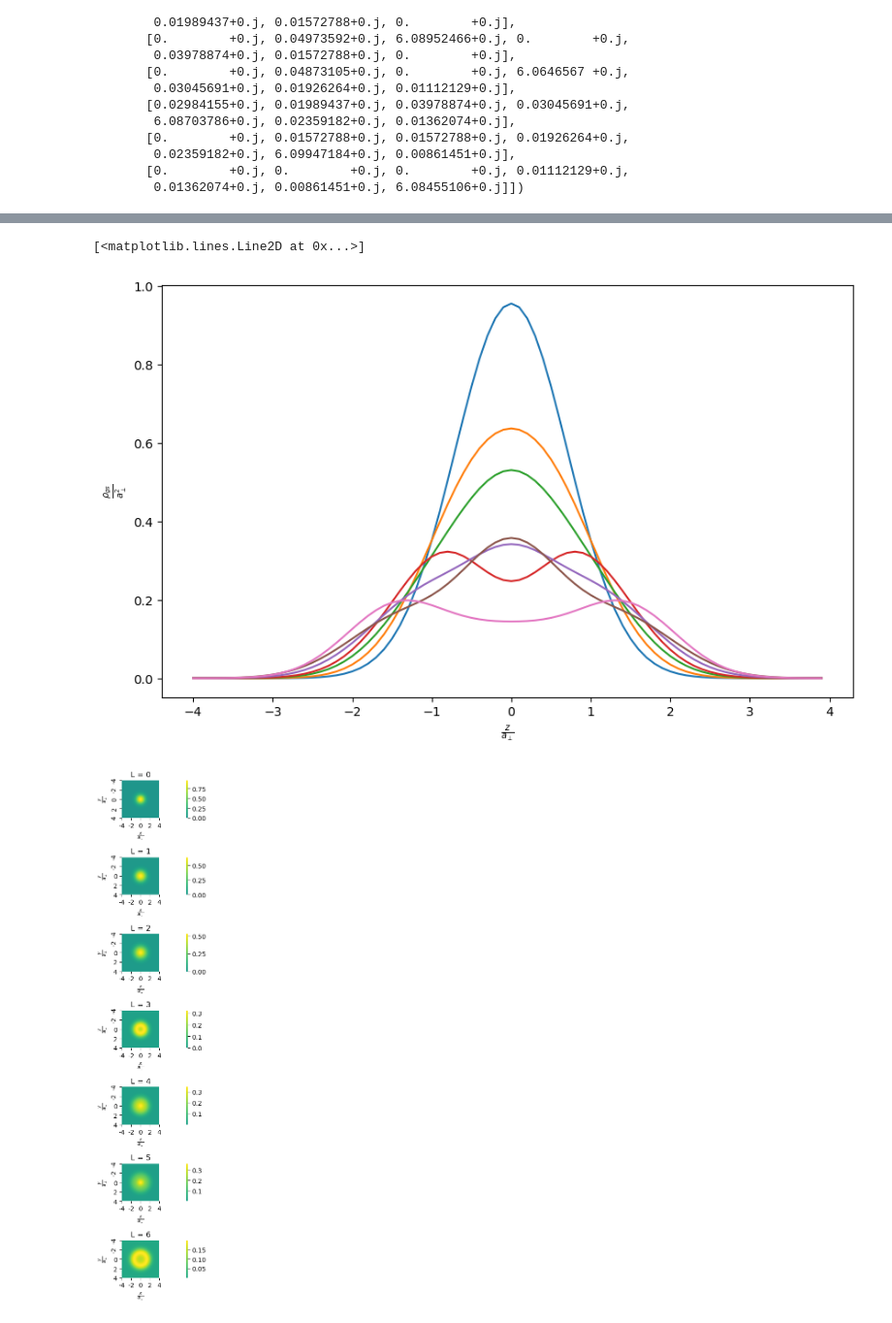
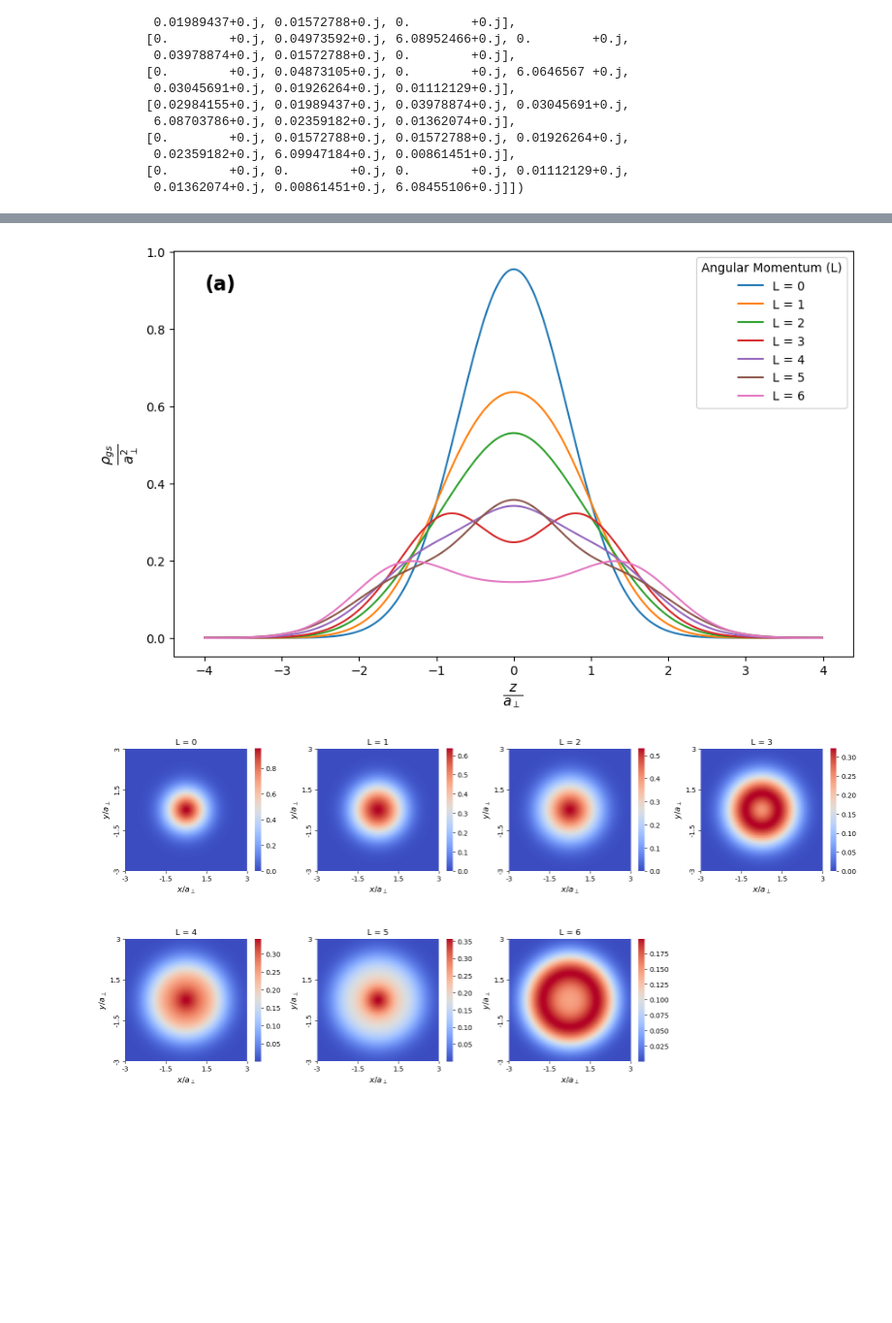
Before and after one commit to 6uillem/QSimulators, a Jupyter notebook: QSimul.ipynb, the cells around one changed output, grey strips where cells are left out. Shown at 97% size. Saved outputs shown, nothing was run; the diff lists cells and outputs as text; code cells hidden in the pictures; blank space fills up the shorter version.

```diff
--- a/QSimul.ipynb
+++ b/QSimul.ipynb
@@ -276,18 +280,18 @@ for l in range(0,L+1):
 # %%
 #1D plots of the density
 plt.figure(figsize=(10, 6))
-plt.xlabel(r'$\frac{z}{a_{\perp}}$')
-plt.ylabel(r'$\frac{\rho_{gs}}{a_{\perp}^2}$')
-plt.plot(z,rho[0,:])
-plt.plot(z,rho[1,:])
-plt.plot(z,rho[2,:])
-plt.plot(z,rho[3,:])
-plt.plot(z,rho[4,:])
-plt.plot(z,rho[5,:])
-plt.plot(z,rho[6,:])
+plt.xlabel(r'$\frac{z}{a_{\perp}}$', fontsize = "16")
+plt.ylabel(r'$\frac{\rho_{gs}}{a_{\perp}^2}$', fontsize = "16")
+
+for L in range(7):
+    plt.plot(z, rho[L, :], label=f'L = {L}')
+
+# Mostrar la leyenda
+plt.legend(title='Angular Momentum (L)', loc='upper right')
+plt.text(-4, 0.9, '(a)', fontsize=16, fontweight='bold')
+plt.show()
 # %% [output]
-[<matplotlib.lines.Line2D at 0x...>]
-[figure, old version]
+[figure, new version]
 # %%
 #Calculating the density to make 2D plots
 x = np.linspace(-4, 4, 400)
@@ -300,27 +304,40 @@ for l in tqdm(range(0,L+1)):
             k = len(fock_basis(N, l))
             RHO[l,im,re] = density(eigenvectors[l,:k,0],N,l,x[re]+1j*y[im])
 # %%
-#Making the 2D plots for the density for every L
-fig, axes = plt.subplots(7, 1, figsize=(12, 12))
+#2D plots for the densities
+fig, axes = plt.subplots(2, 4, figsize=(16, 8))
 
 titles = ["L = 0", "L = 1", "L = 2", "L = 3", "L = 4", "L = 5", "L = 6"]
 
-for i, ax in enumerate(axes.flat):
-    sns.heatmap(RHO[i, :, :], cmap="viridis", cbar=True, cbar_kws={'label': ''}, square=True,
-                xticklabels=200, yticklabels=200, center=(np.min(z)+np.max(z))/2, ax=ax)
+# Flatten the axes and disable the last empty plot (position [1,3])
+axes = axes.flatten()
 
-    ax.set_xlabel(r"$\frac{x}{a_{\perp}}$")
-    ax.set_ylabel(r"$\frac{y}{a_{\perp}}$")
-    ax.set_xticks([0, 100, 200, 300, 400])
-    ax.set_xticklabels(["-4", "-2", "0", "2", "4"])
-    ax.set_yticks([0, 100, 200, 300, 400])
-    ax.set_yticklabels(["-4", "-2", "0", "2", "4"])
+for i in range(7):
+    ax = axes[i]
+    sns.heatmap(RHO[i, :, :], cmap="coolwarm", cbar=True, cbar_kws={'label': '', 'shrink': 0.7}, square=True,
+                xticklabels=200, yticklabels=200, center=(np.min(RHO[i,:,:])+np.max(RHO[i,:,:]))/2, ax=ax)
+
+    ax.set_xlabel(r"$x/a_{\perp}$", fontsize = "12")
+    ax.set_ylabel(r"$y/a_{\perp}$", fontsize = "12")
+    ax.set_xlim(50, 350)  # Aproximadamente corresponde a -3 a 3 (ajústalo si es necesario)
+    ax.set_ylim(50, 350)
+
+    # Ajustar los ticks y etiquetas para reflejar el rango de -3 a 3
+    ax.set_xticks([50, 150, 250, 350])
+    ax.set_xticklabels(["-3", "-1.5", "1.5", "3"])
+
+    ax.set_yticks([50, 150, 250, 350])
+    ax.set_yticklabels(["-3", "-1.5", "1.5", "3"])
+
     ax.set_title(titles[i])
+
+# Ocultamos el último subplot vacío
+fig.delaxes(axes[7])
 
 plt.tight_layout()
 plt.show()
 # %% [output]
-[figure, old version]
+[figure, new version]
 # %%
 #Maximum of the density
 z_max = np.empty(L+1)
```
Also changed, not shown: parts of 15 cells of this notebook.
